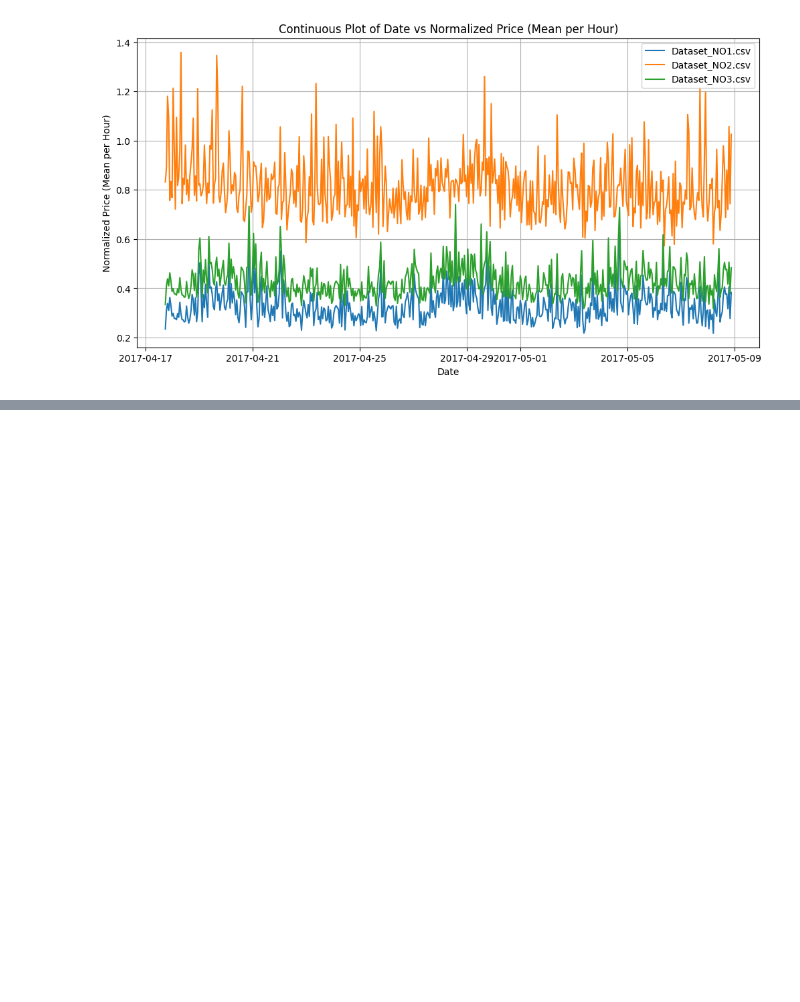
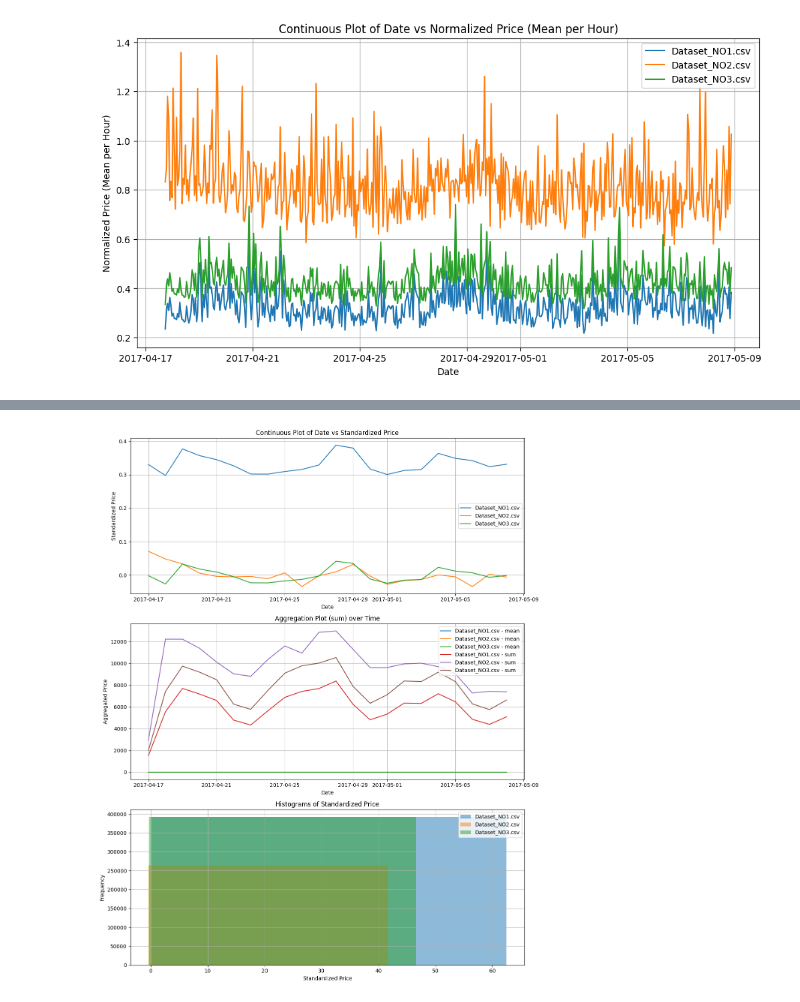
Before and after one commit to kevint-thd/data_normalized_plot, a Jupyter notebook: data_exploration_updated.ipynb, the cells around one changed output, grey strips where cells are left out. Drawn from its saved outputs; the diff is of its cells as text; code cells hidden in the pictures; blank space fills up the shorter version.

```diff
--- a/data_exploration_updated.ipynb
+++ b/data_exploration_updated.ipynb
@@ -679,0 +898,72 @@ plt.show()
+# %%
+import os
+import pandas as pd
+import matplotlib.pyplot as plt
+import seaborn as sns
+from sklearn.preprocessing import StandardScaler
+
+# List of file paths for the three datasets
+dataset_paths = [
+    r"C:\Users\kevin\OneDrive\Desktop\code_fixed\Optimal-timing-for-bandwith-reservation-main\optimal_timing_for_bandwidth_reservation\datasets\Dataset_NO1.csv",
+    r"C:\Users\kevin\OneDrive\Desktop\code_fixed\Optimal-timing-for-bandwith-reservation-main\optimal_timing_for_bandwidth_reservation\datasets\Dataset_NO2.csv",
+    r"C:\Users\kevin\OneDrive\Desktop\code_fixed\Optimal-timing-for-bandwith-reservation-main\optimal_timing_for_bandwidth_reservation\datasets\Dataset_NO3.csv",
+]
+
+# Set the interval for plotting (e.g., daily, hourly)
+plot_interval = '1D'  # 1-day interval
+
+# Initialize the plots
+fig, (ax1, ax2, ax3) = plt.subplots(3, 1, figsize=(12, 15))
+
+# Plot 1: Continuous Plot of Date vs Standardized Price
+ax1.set_title("Continuous Plot of Date vs Standardized Price")
+for dataset_path in dataset_paths:
+    df = pd.read_csv(dataset_path)
+    df['Date'] = pd.to_datetime(df['Date'])
+    df.set_index('Date', inplace=True)
+    scaler = StandardScaler()
+    if 'Dataset_NO1' in dataset_path:
+        df['Standardized_Price'] = df['Price']  # No scaling for Dataset_NO1
+    else:
+        df['Standardized_Price'] = scaler.fit_transform(df['Price'].values.reshape(-1, 1)).flatten()
+    df_resampled = df.resample(plot_interval).mean()
+    ax1.plot(df_resampled.index, df_resampled['Standardized_Price'], label=os.path.basename(dataset_path))
+ax1.set_xlabel("Date")
+ax1.set_ylabel("Standardized Price")
+ax1.legend()
+ax1.grid(True)
+
+# Plot 2: Aggregations (e.g., mean, sum) over time
+aggregations = ['mean', 'sum']
+for agg in aggregations:
+    ax2.set_title(f"Aggregation Plot ({agg}) over Time")
+    for dataset_path in dataset_paths:
+        df = pd.read_csv(dataset_path)
+        df['Date'] = pd.to_datetime(df['Date'])
+        df.set_index('Date', inplace=True)
+        df_resampled = df.resample(plot_interval).agg({'Price': agg})
+        ax2.plot(df_resampled.index, df_resampled['Price'], label=f"{os.path.basename(dataset_path)} - {agg}")
+    ax2.set_xlabel("Date")
+    ax2.set_ylabel("Aggregated Price")
+    ax2.legend()
+    ax2.grid(True)
+
+# Plot 3: Histograms
+ax3.set_title("Histograms of Standardized Price")
+for dataset_path in dataset_paths:
+    df = pd.read_csv(dataset_path)
+    scaler = StandardScaler()
+    if 'Dataset_NO1' in dataset_path:
+        df['Standardized_Price'] = df['Price']  # No scaling for Dataset_NO1
+    else:
+        df['Standardized_Price'] = scaler.fit_transform(df['Price'].values.reshape(-1, 1)).flatten()
+    ax3.hist(df['Standardized_Price'], bins=1, alpha=0.5, label=os.path.basename(dataset_path))
+ax3.set_xlabel("Standardized Price")
+ax3.set_ylabel("Frequency")
+ax3.legend()
+ax3.grid(True)
+
+plt.tight_layout()
+plt.show()
+# %% [output]
+[figure, added]
```
Also changed, not shown: parts of 11 cells of this notebook.
